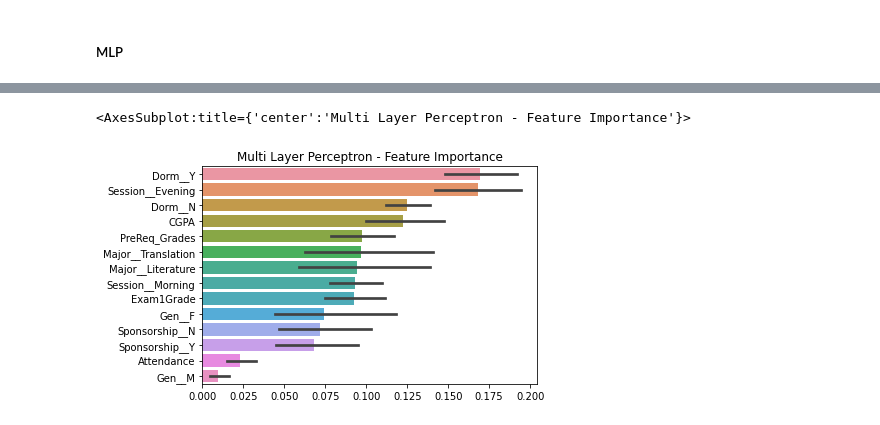
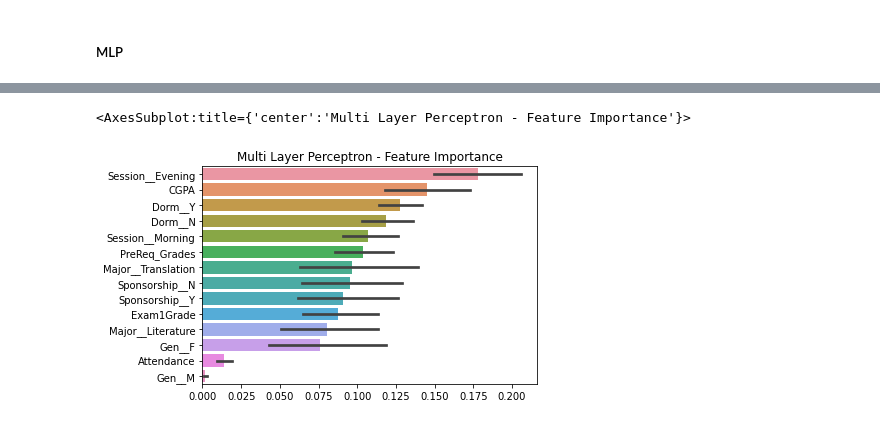
Before and after one commit to MnAppsNet/ML_on_student_performance_assignment, a Jupyter notebook: BUC_Dataset.ipynb, the cells around one changed output, grey strips where cells are left out. Cells and saved outputs as stored; diff of their text form; code cells hidden in the pictures.

```diff
--- a/BUC_Dataset.ipynb
+++ b/BUC_Dataset.ipynb
@@ -176,11 +177,13 @@ Name: Class, dtype: int64
 ### Train models
 # %%
 from sklearn.ensemble import RandomForestClassifier
+from sklearn.tree import DecisionTreeClassifier
 from sklearn.linear_model import LinearRegression
 from sklearn.neural_network import MLPClassifier
 
 models = [
     ['RandomForest',RandomForestClassifier(n_estimators=200, max_depth=3, criterion="gini", n_jobs=-1, random_state=42)],
+    ['DecisionTree',DecisionTreeClassifier(max_depth=4, criterion="gini", random_state=42)],
     ['LinearRegression',LinearRegression()],
     ['MLPRegressor',MLPClassifier(hidden_layer_sizes=(100,), activation="tanh", max_iter=10000, random_state=42)]
     #More models to be implemented
@@ -234,16 +250,16 @@ sns.barplot(y=X_train.columns,x=lr.coef_, orient='h')
 # %%
 shap.initjs()
 x = X_test
-explainer = shap.Explainer(models[2][1].predict,x)
+explainer = shap.Explainer(models[3][1].predict,x)
 shap_test = explainer(x)
 shap_values = pd.DataFrame(shap_test.values,
                        columns=shap_test.feature_names,
                        index=x.index)
 plt.title("Multi Layer Perceptron - Feature Importance")
 columns = shap_values.apply(abs).mean()\
                  .sort_values(ascending=False).index
 sns.barplot(data=shap_values[columns].apply(abs), orient='h')
 # %% [output]
 [interactive output not drawn]
 <AxesSubplot:title={'center':'Multi Layer Perceptron - Feature Importance'}>
-[figure, old version]
+[figure, new version]
```
Also changed, not shown: parts of 6 cells of this notebook, 1 other file.
